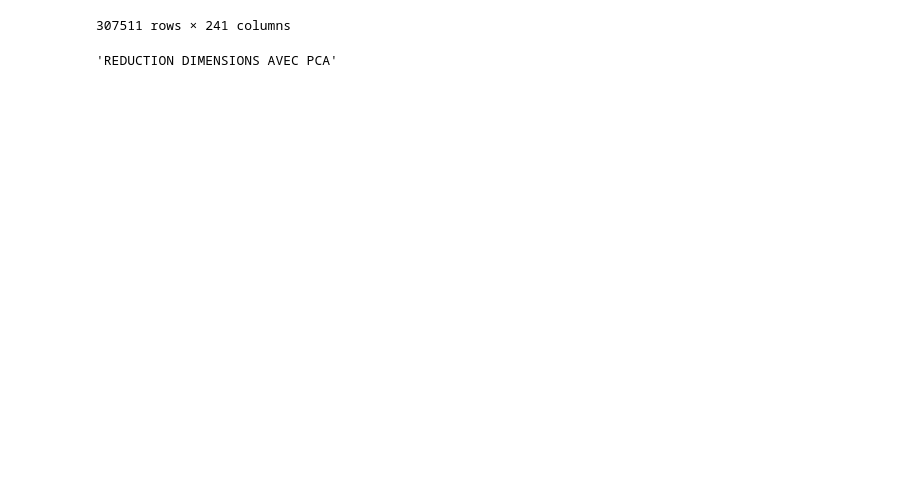
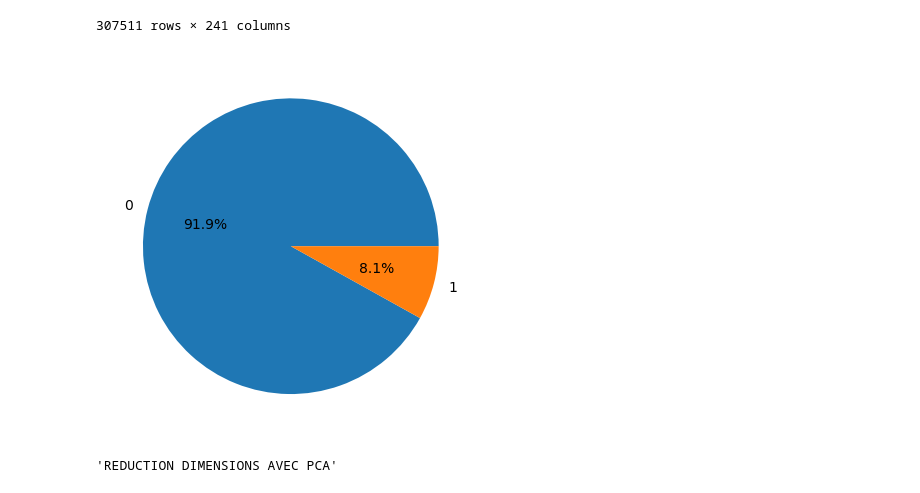
Before and after one commit to corentinlfi/Projet7, a Jupyter notebook: Classifications.ipynb, the cells around one changed output. Saved outputs shown, nothing was run; the diff lists cells and outputs as text; code cells hidden in the pictures; blank space fills up the shorter version.

```diff
--- a/Classifications.ipynb
+++ b/Classifications.ipynb
@@ -132,6 +131,12 @@ X = application_train_preprocessed.drop('TARGET', axis=1)
 y = application_train_preprocessed['TARGET']
 
 X_train, X_test, y_train, y_test = train_test_split(X, y, test_size=0.2, random_state=42)
+# %%
+target_counts = y_train.value_counts()
+plt.pie(target_counts, labels=['0', '1'], autopct='%1.1f%%')
+plt.show()
+# %% [output]
+[figure, added]
 # %%
  # Extraction du nom des variables
 features = list(X.columns)
```
Also changed, not shown: parts of 17 cells of this notebook, 47 other files.
